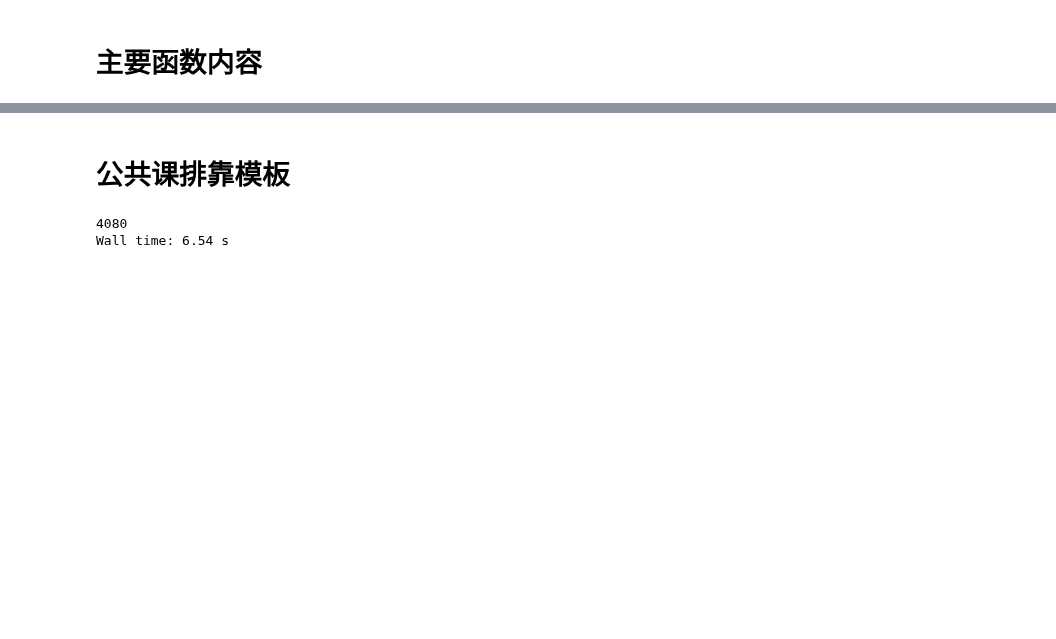
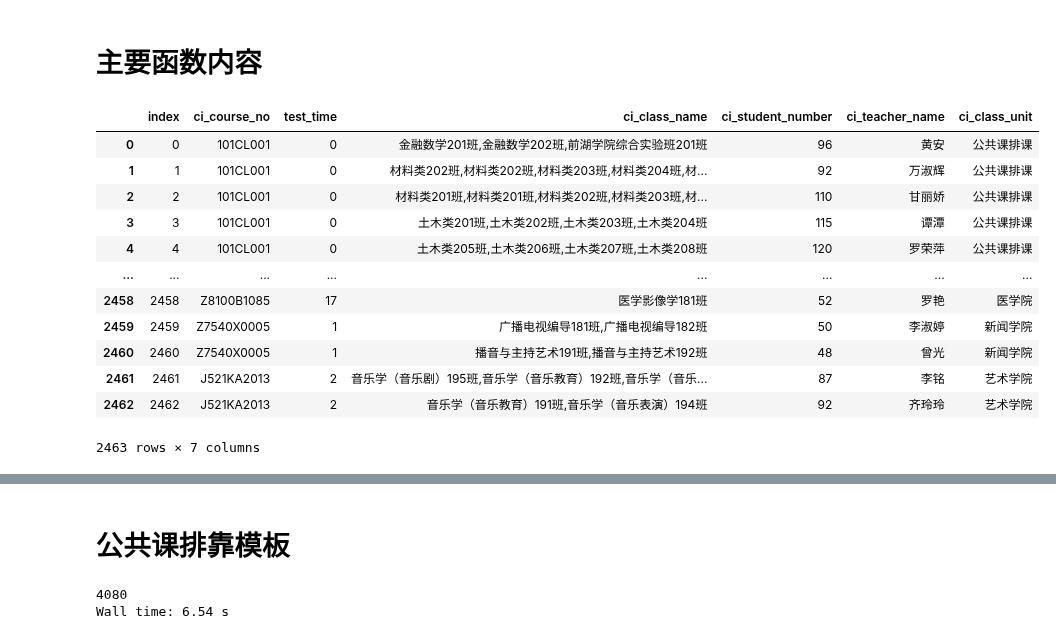
Before and after one commit to dummychicken/NCUjw, a Jupyter notebook: Ke Chen/read_data.ipynb, the cells around one changed output, grey strips where cells are left out. Drawn from its saved outputs; the diff is of its cells as text; code cells hidden in the pictures; blank space fills up the shorter version.

```diff
--- a/Ke Chen/read_data.ipynb
+++ b/Ke Chen/read_data.ipynb
@@ -20,7 +20,7 @@ conn = pymysql.connect(
 	host = '123.60.11.177',
 	port = 3306,
 	user = 'root',
-	password = 'ncu@jw114',
+	password = 'shwSjw1@j!kSl',
 	db = 'examArrange1',
 	charset='utf8'
 	)
@@ -140,0 +146,16 @@ def same_course_is_same_campus(alldata,cannt_find_class_id):
+# %%
+temp
+# %% [output]
+|  | index | ci_course_no | test_time | ci_class_name | ci_student_number | ci_teacher_name | ci_class_unit |
+| 0 | 0 | 101CL001 | 0 | 金融数学201班,金融数学202班,前湖学院综合实验班201班 | 96 | 黄安 | 公共课排课 |
+| 1 | 1 | 101CL001 | 0 | 材料类202班,材料类202班,材料类203班,材料类204班,材... | 92 | 万淑辉 | 公共课排课 |
+| 2 | 2 | 101CL001 | 0 | 材料类201班,材料类201班,材料类202班,材料类203班,材... | 110 | 甘丽娇 | 公共课排课 |
+| 3 | 3 | 101CL001 | 0 | 土木类201班,土木类202班,土木类203班,土木类204班 | 115 | 谭潭 | 公共课排课 |
+| 4 | 4 | 101CL001 | 0 | 土木类205班,土木类206班,土木类207班,土木类208班 | 120 | 罗荣萍 | 公共课排课 |
+| ... | ... | ... | ... | ... | ... | ... | ... |
+| 2458 | 2458 | Z8100B1085 | 17 | 医学影像学181班 | 52 | 罗艳 | 医学院 |
+| 2459 | 2459 | Z7540X0005 | 1 | 广播电视编导181班,广播电视编导182班 | 50 | 李淑婷 | 新闻学院 |
+| 2460 | 2460 | Z7540X0005 | 1 | 播音与主持艺术191班,播音与主持艺术192班 | 48 | 曾光 | 新闻学院 |
+| 2461 | 2461 | J521KA2013 | 2 | 音乐学（音乐剧）195班,音乐学（音乐教育）192班,音乐学（音乐... | 87 | 李铭 | 艺术学院 |
+| 2462 | 2462 | J521KA2013 | 2 | 音乐学（音乐教育）191班,音乐学（音乐表演）194班 | 92 | 齐玲玲 | 艺术学院 |
+2463 rows × 7 columns
```
Also changed, not shown: parts of 7 cells of this notebook, 16 other files.
